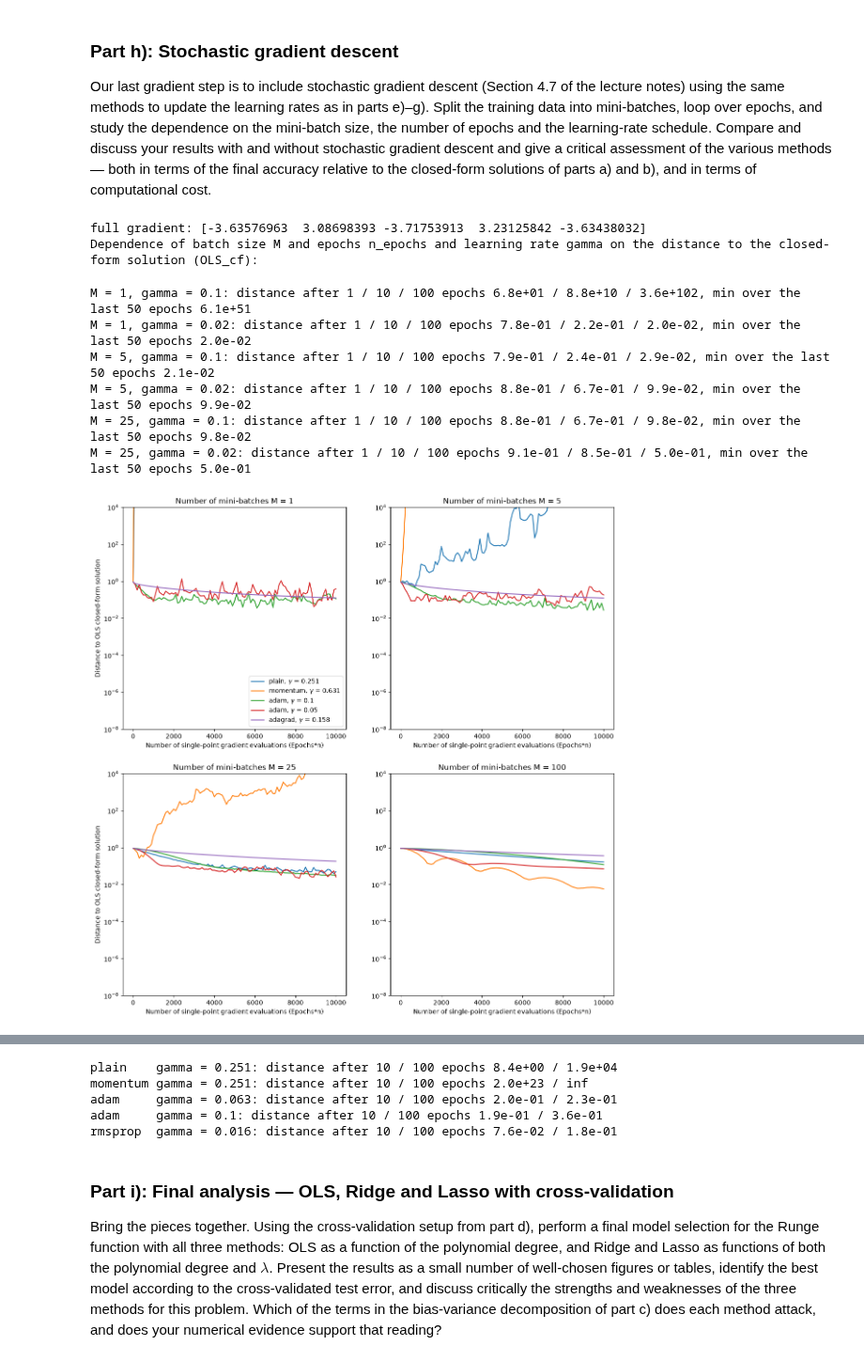
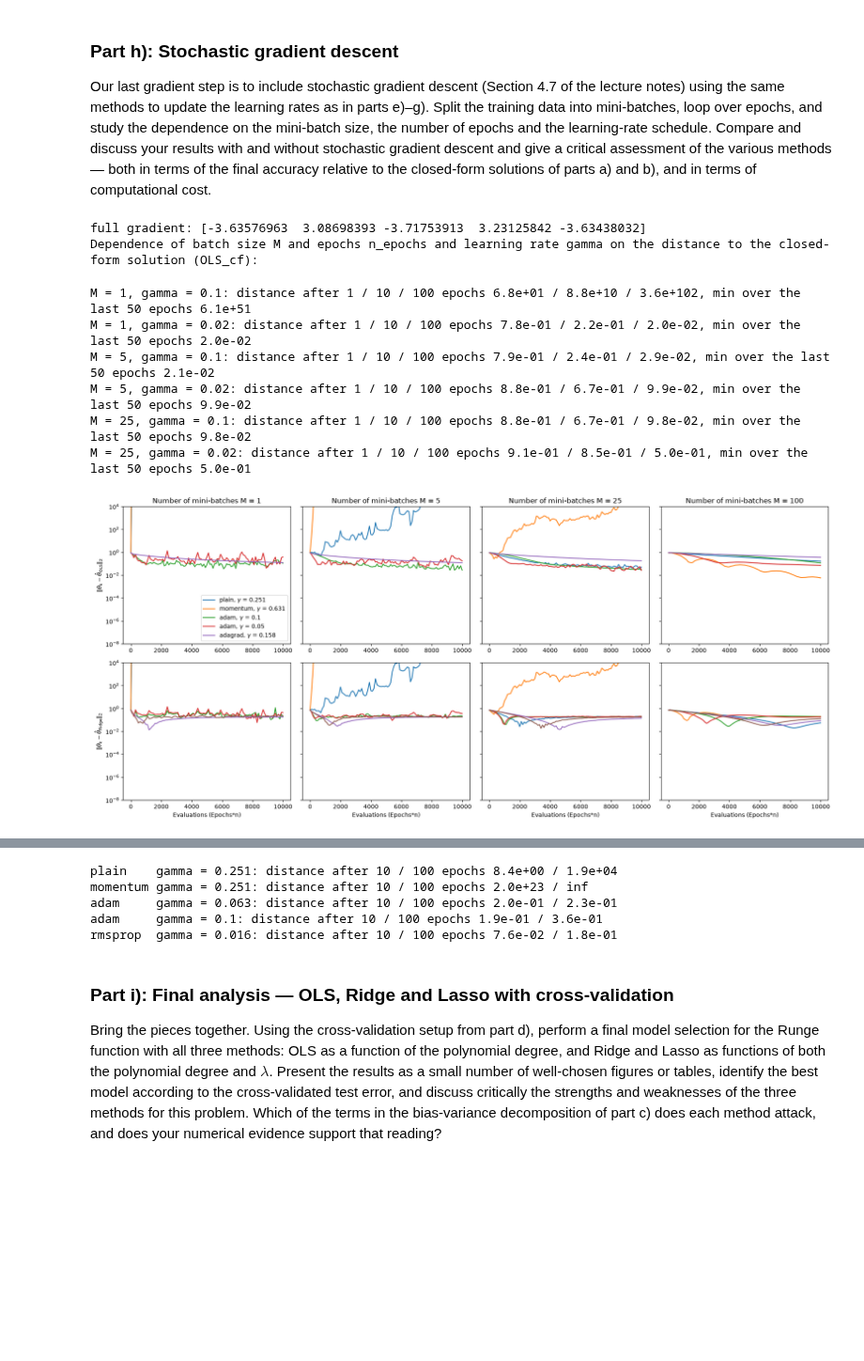
Before and after one commit to lukasMK01/FYS-STK4155, a Jupyter notebook: project_1/wip_project1.ipynb, the cells around one changed output, grey strips where cells are left out. Shown at 94% size. Drawn from its saved outputs; the diff is of its cells as text; code cells hidden in the pictures; blank space fills up the shorter version.

```diff
--- a/project_1/wip_project1.ipynb
+++ b/project_1/wip_project1.ipynb
@@ -714,6 +714,9 @@ def cost_ols(theta, X, y):
 
 def cost_ridge(theta, X, y, lmbda):
     return jnp.mean((y - X @ theta)**2) + lmbda * jnp.sum(theta**2)
+
+def cost_lasso(theta, X, y, lmbda):
+    return jnp.mean((y - X @ theta)**2) + lmbda * jnp.sum(jnp.abs(theta))
 
 
 
@@ -864,15 +868,20 @@ def fig_gd_convergence(filename="project1_gd_convergence.png"):
             #plotting the results
             ax.semilogy(dist, color=col, label=lab, lw=1.6,
                         ls="--" if gamma > gamma_max else "-")
-        ax.set_title(rf"$\lambda$ = {lam}: $\kappa={lmax/lmin:.1f}$, "
+        # ax.set_title(rf"$\lambda$ = {lam}: $\kappa={lmax/lmin:.1f}$, "
+        #                 rf"$\gamma_{{\max}}=2/\lambda_{{\max}}={gamma_max:.3f}$", fontsize=10)
+        ax.text(1,1e-11,rf"$\lambda$ = {lam}: $\kappa={lmax/lmin:.1f}$, "
                         rf"$\gamma_{{\max}}=2/\lambda_{{\max}}={gamma_max:.3f}$", fontsize=10)
         ax.set_xlabel("iteration $k$")
         ax.set_ylim(1e-12, 1e4)
         ax.legend(fontsize=8, loc="upper right")
         if lam == 0.0: #Closed form for OLS
             ax.set_ylabel(r"$\|{\theta}_k-\hat{{\theta}}_{\mathrm{OLS}}\|_2$")
+            ax.set_title(f"OLS ($\lambda$={lam})", fontsize=10)
         else: #Closed form for Ridge
             ax.set_ylabel(r"$\|{\theta}_k-\hat{{\theta}}_{\mathrm{Ridge}}\|_2$")
+            ax.set_title(f"Ridge ($\lambda$={lam})", fontsize=10)
+    plt.suptitle(f"Gradient descent convergence to closed form solution", fontsize=12)
     fig.tight_layout()
     fig.savefig(filename, bbox_inches="tight")
     plt.close(fig)
@@ -881,8 +890,7 @@ def fig_gd_convergence(filename="project1_gd_convergence.png"):
 
 #Input data for gradient descent parameters:
 
-# Learning rate gamma
-gamma = 0.5
+
 # The maximum number of iterations
 num_iters = 6000
 # Tolerance for the stopping criterion
@@ -1390,10 +1467,18 @@ for M in (1, 5, 25):
             f"min over the last 50 epochs {d[50:].min():.1e}")
 
 epochs = np.arange(0, 101)
-fig, axes = plt.subplots(2,2,figsize=(14, 14))
+fig, axes = plt.subplots(2,4,figsize=(18, 8),sharey=True)
 
-for ax, M in zip(axes.flatten(), (1, 5, 25, n)):
-    for method, gamma in (("plain", 0.251), ("momentum", 0.251), ("adam", 0.025), ("adam", 0.1), ("adagrad", 0.063)): #also need to add RmSprop
+for ax, M,lmbda in zip(axes.flatten(), (1, 5, 25, n,1,5,25,n),(0,0,0,0,1e-2,1e-2,1e-2,1e-2)):
+
+    if lmbda == 0.0:
+        theta_cf = closed_form(X, y)
+        met_lrs = (("plain", 0.251), ("momentum", 0.251), ("adam", 0.025), ("adam", 0.1), ("adagrad", 0.063))
+    else:
+        theta_cf = closed_form(X, y,lam=lmbda)
+        met_lrs = (("plain", 0.251), ("momentum", 0.251), ("adam", 0.063), ("adam", 0.1), ("adagrad", 0.158), ("rmsprop", 0.016))
+
+    for method, gamma in met_lrs: #also need to add RmSprop
         gs = np.array([gradient(theta, X[b], y[b]) for _ in range(40) for b in make_batches(n, M, rng)])
 
         hist = sgd(X, y, n_epochs=100, batch_size=M, gamma=gamma,method=method)
@@ -1402,58 +1487,70 @@ for ax, M in zip(axes.flatten(), (1, 5, 25, n)):
         ax.semilogy(epochs*n,d,label=f"{method},$\gamma$ = {gamma}")
 
 
-    ax.set_xlabel("Number of single-point gradient evaluations (Epochs*n)")
-    ax.set_title("Number of mini-batches M = {}".format(M))
-    ax.set_ylim(1e-8, 1e4)
-axes[0,0].legend([f"plain, $\gamma$ = 0.251", f"momentum, $\gamma$ = 0.631", f"adam, $\gamma$ = 0.1", f"adam, $\gamma$ = 0.05", f"adagrad, $\gamma$ = 0.158"], loc="lower right")
-axes[0,0].set_ylabel("Distance to OLS closed-form solution")
-axes[1,0].set_ylabel("Distance to OLS closed-form solution")
-plt.show()
+    # ax.set_xlabel("Number of single-point gradient evaluations (Epochs*n)")
+    # ax.set_title("Number of mini-batches M = {}".format(M))
+    # ax.set_ylim(1e-8, 1e4)
 
 
-# Ridge (lambda = 0.01):
-# plain   : usable gamma from 0.0010 to 0.2512 ; best 50 iterations at gamma = 0.251
-# momentum: usable gamma from 0.0010 to 0.6310 ; best 10 iterations at gamma = 0.251
-# adagrad : usable gamma from 0.0040 to 1.0000 ; best 50 iterations at gamma = 0.158
-# rmsprop : usable gamma from 0.0010 to 1.0000 ; best 40 iterations at gamma = 0.016
-# adam    : usable gamma from 0.0010 to 1.0000 ; best 30 iterations at gamma = 0.063
+    # Ridge (lambda = 0.01):
+    # plain   : usable gamma from 0.0010 to 0.2512 ; best 50 iterations at gamma = 0.251
+    # momentum: usable gamma from 0.0010 to 0.6310 ; best 10 iterations at gamma = 0.251
+    # adagrad : usable gamma from 0.0040 to 1.0000 ; best 50 iterations at gamma = 0.158
+    # rmsprop : usable gamma from 0.0010 to 1.0000 ; best 40 iterations at gamma = 0.016
+    # adam    : usable gamma from 0.0010 to 1.0000 ; best 30 iterations at gamma = 0.063
 
-theta_cf = closed_form(X, y,lam=lmbda)
+    # theta_cf = closed_form(X, y,lam=lmbda)
 
-fig, axes = plt.subplots(2,2,figsize=(14, 14))
+# fig, axes = plt.subplots(2,2,figsize=(14, 14))
 
-for ax, M in zip(axes.flatten(), (1, 5, 25, n)):
-    for method, gamma in (("plain", 0.251), ("momentum", 0.251), ("adam", 0.063), ("adam", 0.1), ("adagrad", 0.158), ("rmsprop", 0.016)): #also need to add RmSprop
-        gs = np.array([gradient(theta, X[b], y[b]) for _ in range(40) for b in make_batches(n, M, rng)])
+# for ax, M in zip(axes.flatten(), (1, 5, 25, n)):
+    # for method, gamma in (("plain", 0.251), ("momentum", 0.251), ("adam", 0.063), ("adam", 0.1), ("adagrad", 0.158), ("rmsprop", 0.016)): #also need to add RmSprop
+    #     gs = np.array([gradient(theta, X[b], y[b]) for _ in range(40) for b in make_batches(n, M, rng)])
 
-        hist = sgd(X, y, n_epochs=100, batch_size=M, gamma=gamma,method=method)
-        d = np.linalg.norm(hist - theta_cf, axis=1)
+    #     hist = sgd(X, y, n_epochs=100, batch_size=M, gamma=gamma,method=method)
+    #     d = np.linalg.norm(hist - theta_cf, axis=1)
 
-        ax.semilogy(epochs*n,d,label=f"{method},$\gamma$ = {gamma}")
+    #     ax.semilogy(epochs*n,d,label=f"{method},$\gamma$ = {gamma}")
 
 
-    ax.set_xlabel("Number of single-point gradient evaluations (Epochs*n)")
-    ax.set_title("Number of mini-batches M = {}".format(M))
+
+
     ax.set_ylim(1e-8, 1e4)
+axes[1,0].set_xlabel("Evaluations (Epochs*n)")
+axes[1,1].set_xlabel("Evaluations (Epochs*n)")
+axes[1,2].set_xlabel("Evaluations (Epochs*n)")
+axes[1,3].set_xlabel("Evaluations (Epochs*n)")
+axes[0,0].set_title("Number of mini-batches M = 1")
+axes[0,1].set_title("Number of mini-batches M = 5")
+axes[0,2].set_title("Number of mini-batches M = 25")
+axes[0,3].set_title(f"Number of mini-batches M = {n}")
+
 axes[0,0].legend([f"plain, $\gamma$ = 0.251", f"momentum, $\gamma$ = 0.631", f"adam, $\gamma$ = 0.1", f"adam, $\gamma$ = 0.05", f"adagrad, $\gamma$ = 0.158"], loc="lower right")
-axes[0,0].set_ylabel("Distance to Ridge closed-form solution")
-axes[1,0].set_ylabel("Distance to Ridge closed-form solution")
+# axes[0,0].set_ylabel("Distance to OLS closed-form solution")
+# axes[1,0].set_ylabel("Distance to Ridge closed-form solution")
+axes[0,0].set_ylabel(r"$\|{\theta}_k-\hat{{\theta}}_{\mathrm{OLS}}\|_2$")
+axes[1,0].set_ylabel(r"$\|{\theta}_k-\hat{{\theta}}_{\mathrm{Ridge}}\|_2$")
+
+# axes[0,0].legend([f"plain, $\gamma$ = 0.251", f"momentum, $\gamma$ = 0.631", f"adam, $\gamma$ = 0.1", f"adam, $\gamma$ = 0.05", f"adagrad, $\gamma$ = 0.158"], loc="lower right")
+# axes[0,0].set_ylabel("Distance to Ridge closed-form solution")
+# axes[1,0].set_ylabel("Distance to Ridge closed-form solution")
+plt.tight_layout()
 plt.show()
 
 
 
 
 for method, gamma in (("plain", 0.251), ("momentum", 0.251), ("adam", 0.063), ("adam", 0.1), ("rmsprop", 0.016)):
     hist = sgd(X, y, n_epochs=100, batch_size=5, gamma=gamma, method=method)
     d = np.linalg.norm(hist - theta_cf, axis=1)
     print(f"{method:8s} gamma = {gamma}: distance after 10 / 100 epochs {d[10]:.1e} / {d[100]:.1e}")
 # %% [output]
 full gradient: [-3.63576963  3.08698393 -3.71753913  3.23125842 -3.63438032]
 Dependence of batch size M and epochs n_epochs and learning rate gamma on the distance to the closed-form solution (OLS_cf):
 M = 1, gamma = 0.1: distance after 1 / 10 / 100 epochs 6.8e+01 / 8.8e+10 / 3.6e+102, min over the last 50 epochs 6.1e+51
 M = 1, gamma = 0.02: distance after 1 / 10 / 100 epochs 7.8e-01 / 2.2e-01 / 2.0e-02, min over the last 50 epochs 2.0e-02
 M = 5, gamma = 0.1: distance after 1 / 10 / 100 epochs 7.9e-01 / 2.4e-01 / 2.9e-02, min over the last 50 epochs 2.1e-02
 M = 5, gamma = 0.02: distance after 1 / 10 / 100 epochs 8.8e-01 / 6.7e-01 / 9.9e-02, min over the last 50 epochs 9.9e-02
 M = 25, gamma = 0.1: distance after 1 / 10 / 100 epochs 8.8e-01 / 6.7e-01 / 9.8e-02, min over the last 50 epochs 9.8e-02
 M = 25, gamma = 0.02: distance after 1 / 10 / 100 epochs 9.1e-01 / 8.5e-01 / 5.0e-01, min over the last 50 epochs 5.0e-01
-[figure, old version]
+[figure, new version]
```
Also changed, not shown: parts of 12 cells of this notebook.
